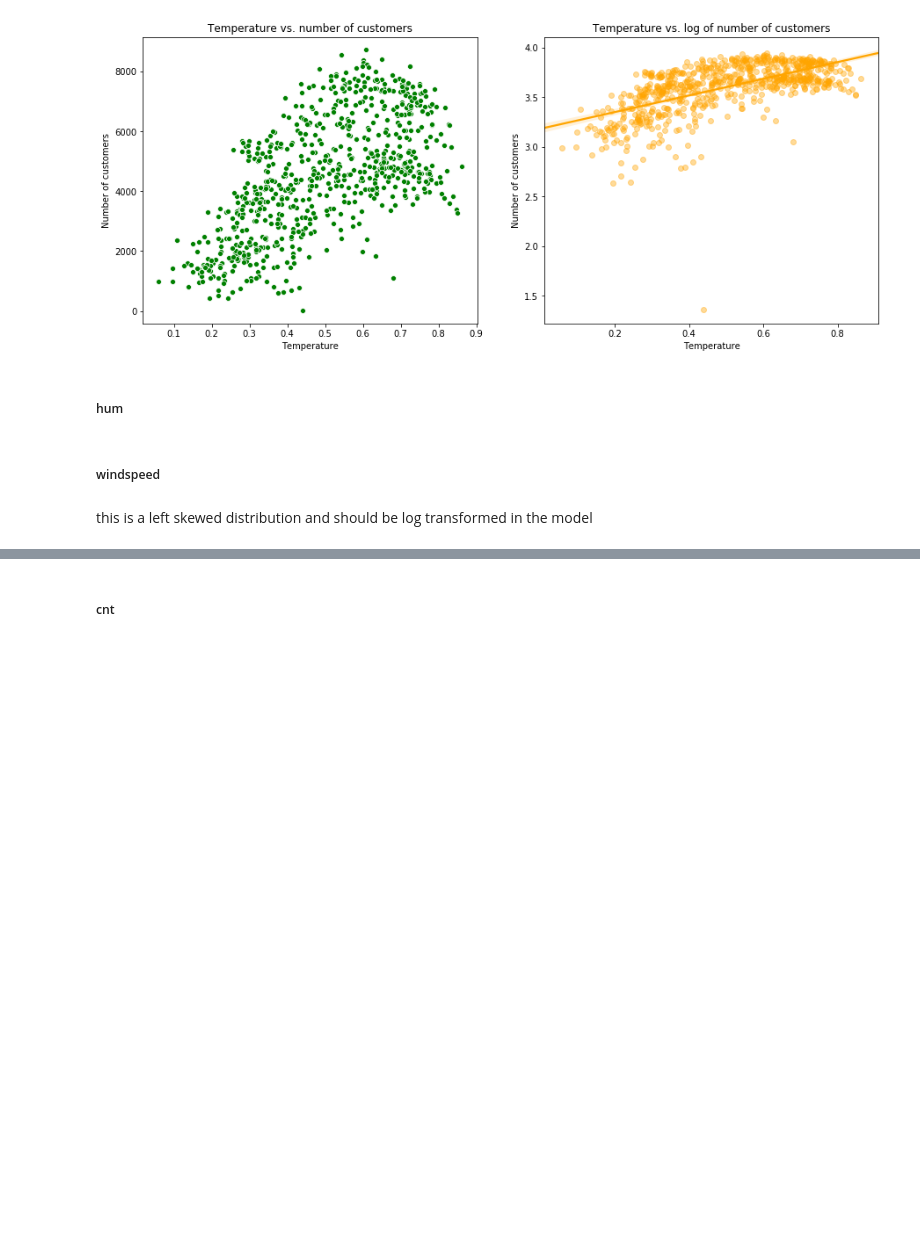
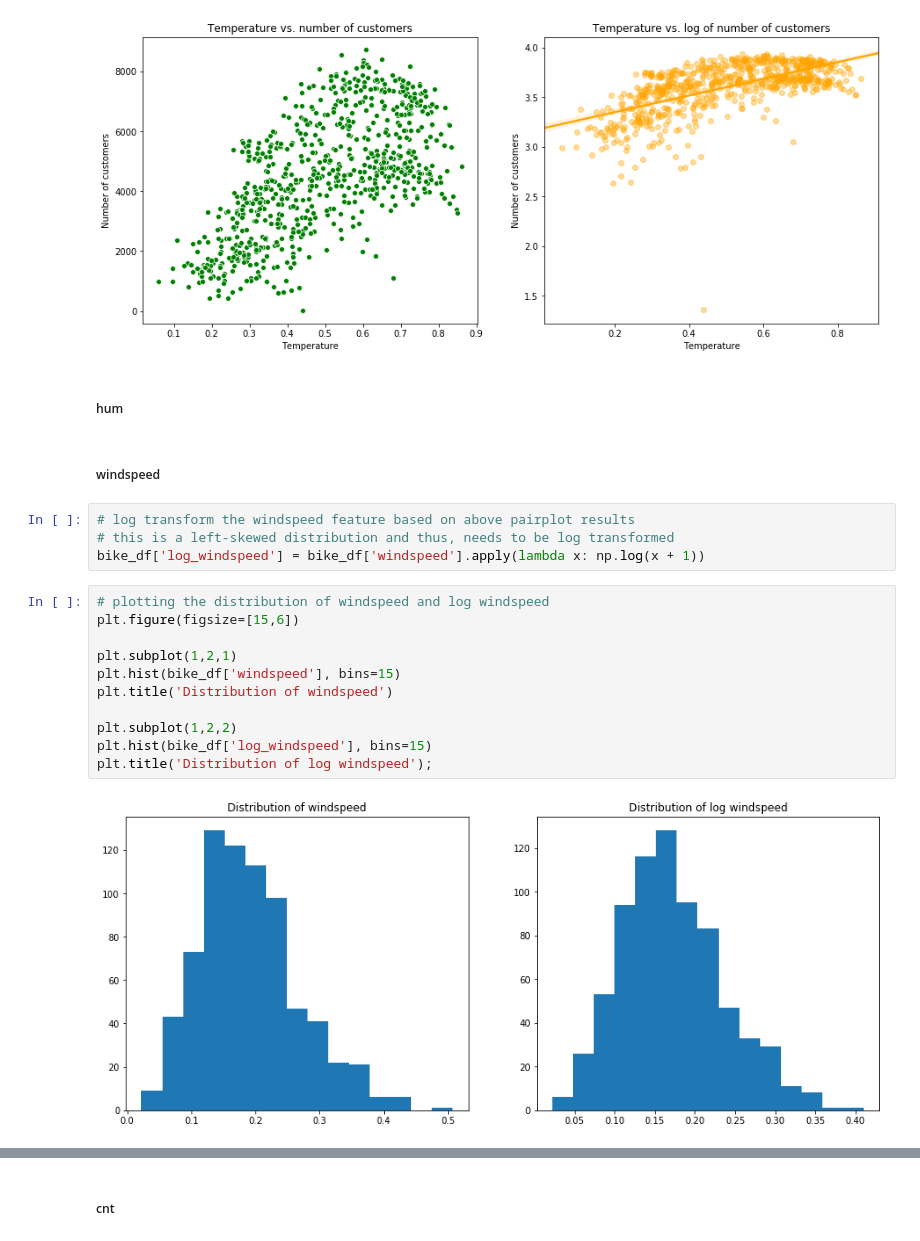
Before and after one commit to julianikulski/bike-sharing, a Jupyter notebook: bike-sharing-demand.ipynb, the cells around one changed output, grey strips where cells are left out. Drawn from its saved outputs; the diff is of its cells as text; blank space fills up the shorter version.

```diff
--- a/bike-sharing-demand.ipynb
+++ b/bike-sharing-demand.ipynb
@@ -519,5 +532,20 @@ plt.title('Temperature vs. log of number of customers');
 ##### hum
 # %% [markdown]
 ##### windspeed
-# %% [markdown]
-this is a left skewed distribution and should be log transformed in the model
+# %%
+# log transform the windspeed feature based on above pairplot results
+# this is a left-skewed distribution and thus, needs to be log transformed
+bike_df['log_windspeed'] = bike_df['windspeed'].apply(lambda x: np.log(x + 1))
+# %%
+# plotting the distribution of windspeed and log windspeed
+plt.figure(figsize=[15,6])
+
+plt.subplot(1,2,1)
+plt.hist(bike_df['windspeed'], bins=15)
+plt.title('Distribution of windspeed')
+
+plt.subplot(1,2,2)
+plt.hist(bike_df['log_windspeed'], bins=15)
+plt.title('Distribution of log windspeed');
+# %% [output]
+[figure, added]
```
Also changed, not shown: parts of 10 cells of this notebook.
